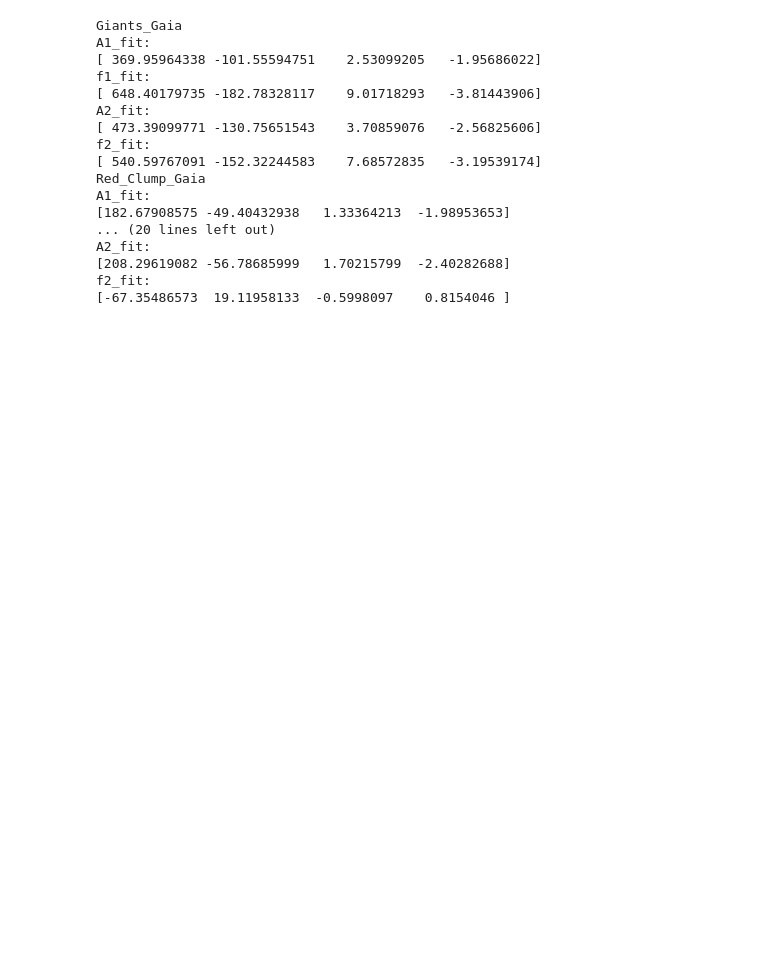
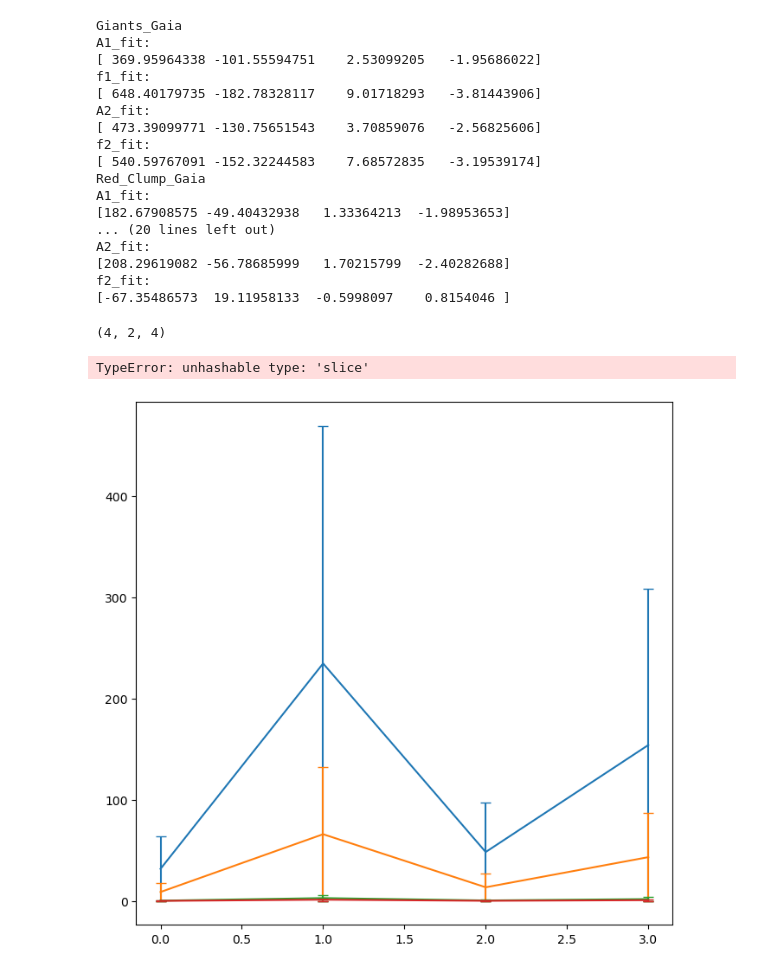
Before and after one commit to pollygecko/sharing-APOGEE_APOKASC, a Jupyter notebook: Umbrella Code for Gaia and APO3.ipynb, the cells around one changed output. Saved outputs shown, nothing was run; the diff lists cells and outputs as text; code cells hidden in the pictures; blank space fills up the shorter version.

Commit message:
DEV: got a plot going

```diff
--- a/Umbrella Code for Gaia and APO3.ipynb
+++ b/Umbrella Code for Gaia and APO3.ipynb
@@ -104,6 +104,7 @@ def orth_fittings(x,sx,y,sy):
     print(c_output.beta)
     return c_output
 # %%
+#coeffs and errors are 4x2x4 arrays (input)
 def plottings(coeffs,errors):
     %matplotlib inline
     figure(figsize=(8,8), dpi=100)
@@ -111,22 +112,26 @@ def plottings(coeffs,errors):
     maximum = np.amax(coeffs+errors)
     margin = (maximum - minimum)*0.03
     x = [0, 1, 2, 3]
-    coeffs = np.ones([4,6,2])
-    ecoeffs = np.ones([4,6,2])
+    #coeffs = np.ones([4,6,2])
+    #ecoeffs = np.ones([4,6,2])
     xl = 0.70
     dxl = 0.15
 #arrays of lines so it depends on dimensions of coeffs ? look for next time
 #IDEAS: there's update_datalim or just initialize array and specify data[] to add in handles
     labels = ['f1', 'f2', 'A1', 'A2']
-    while i <=9: #8 lines total (only using r corrected amps), while loop should overlay both choices?
-        if i <=4: #solid lines, giants
-            line = plt.errorbar(x, np.reshape(), yerr = np.reshape(), capsize = 4, label = labels)
-            leg_giant = plt.legend(handles=[line], title = 'red giants', loc = (xl,0.1))
-            plt.gca().add_artist(leg_giant)
-        else: #dashed lines, clump
-            line = plt.errorbar(x, np.reshape(), yerr = np.reshape(), capsize = 4, linestyle = 'dashed', label = labels)
-            leg_giant = plt.legend(handles=[line], title = 'red clump', loc = (xl,0.1))
-            plt.gca().add_artist(leg_giant)
+    style = ['solid', 'dashed']
+    titl = ['red giants', 'red clump']
+    line = {}
+    for j in range(0,2): #(only using r corrected amps), j is rgb=0 or redclump=1
+        for k in range(0,4): #k is Harvey params of two components. 0=A1, 1=f1, 2=A2, 3=f2
+            line[j,k] = plt.errorbar(x, coeffs[:,j,k], yerr = errors[:,j,k], capsize = 4, linestyle = style[j], label = labels)
+        leg = plt.legend(handles=[np.reshape(line[j,:], [4])], title = titl[j], loc = (xl,0.1))
+        plt.gca().add_artist(leg)
+        return line
+        #else:
+            #line[j,k] = plt.errorbar(x, np.reshape(coeffs[]), yerr = np.reshape(), capsize = 4, linestyle = 'dashed', label = labels)
+            #leg_giant = plt.legend(handles=[line], title = 'red clump', loc = (xl,0.1))
+            #plt.gca().add_artist(leg_giant)
 
     plt.ylim(minimum - margin, maximum + margin)
     plt.xticks([0, 1, 2, 3], ['const', 'log(Teff)', 'logg', '[Fe/H]'])
@@ -134,7 +139,7 @@ def plottings(coeffs,errors):
     plt.show()
 # %%
 NH = 4 #number of Harvery comps
-Nj = 4 #j samples
+Nj = 4 #j samples of stars: either all red giants, all red clump, subsamples, etc
 Np = 3 + 1 #number of atm params plus offset
 c = np.ndarray((NH,Nj,Np), dtype=float)
 e = c
@@ -154,7 +159,7 @@ for j in (0,1,2,3):
     elif j == 1: #all red clump
         ii = iRC
         print('Red_Clump_Gaia')
-    elif j == 2: #matched subsample giants
+    #elif j == 2: #matched subsample giants
         #ii = iRGs
         #for i in range(0, np.size(iRG)):
             #dist = np.sqrt((7*()))
@@ -212,7 +217,16 @@ f2_fit:
 [-67.35486573  19.11958133  -0.5998097    0.8154046 ]
 # %%
 #call plottings with 4 subplots here
+#reshape arrays here
 #two plots with whole sample, Gaia and APO3
 #two plots with subsample, Gaia and APO3
 #choose which radius we're using for each plot here?
 #add titles here also
+#add overplotting variable so we can change between two different radii, or full and matched subsamples, etc
+
+print(np.shape(c[:,0:2,:]))
+line = plottings(np.reshape(c[:,0:2,:],[4,2,4]),np.reshape(e[:,0:2,:],[4,2,4])) #4x2x4 array input
+# %% [output]
+(4, 2, 4)
+TypeError: unhashable type: 'slice'
+[figure, added]
```
Also changed, not shown: parts of 1 cell of this notebook.
